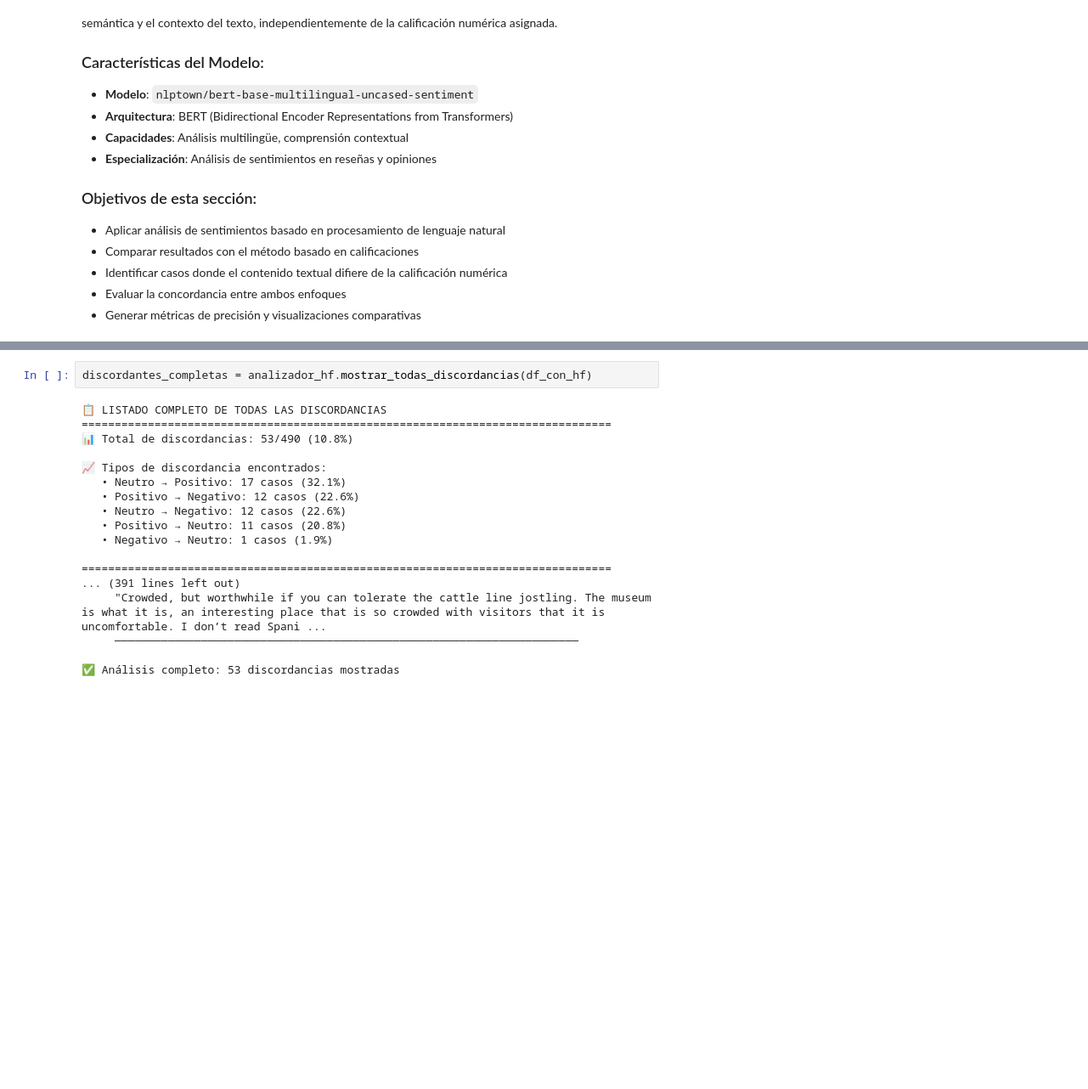
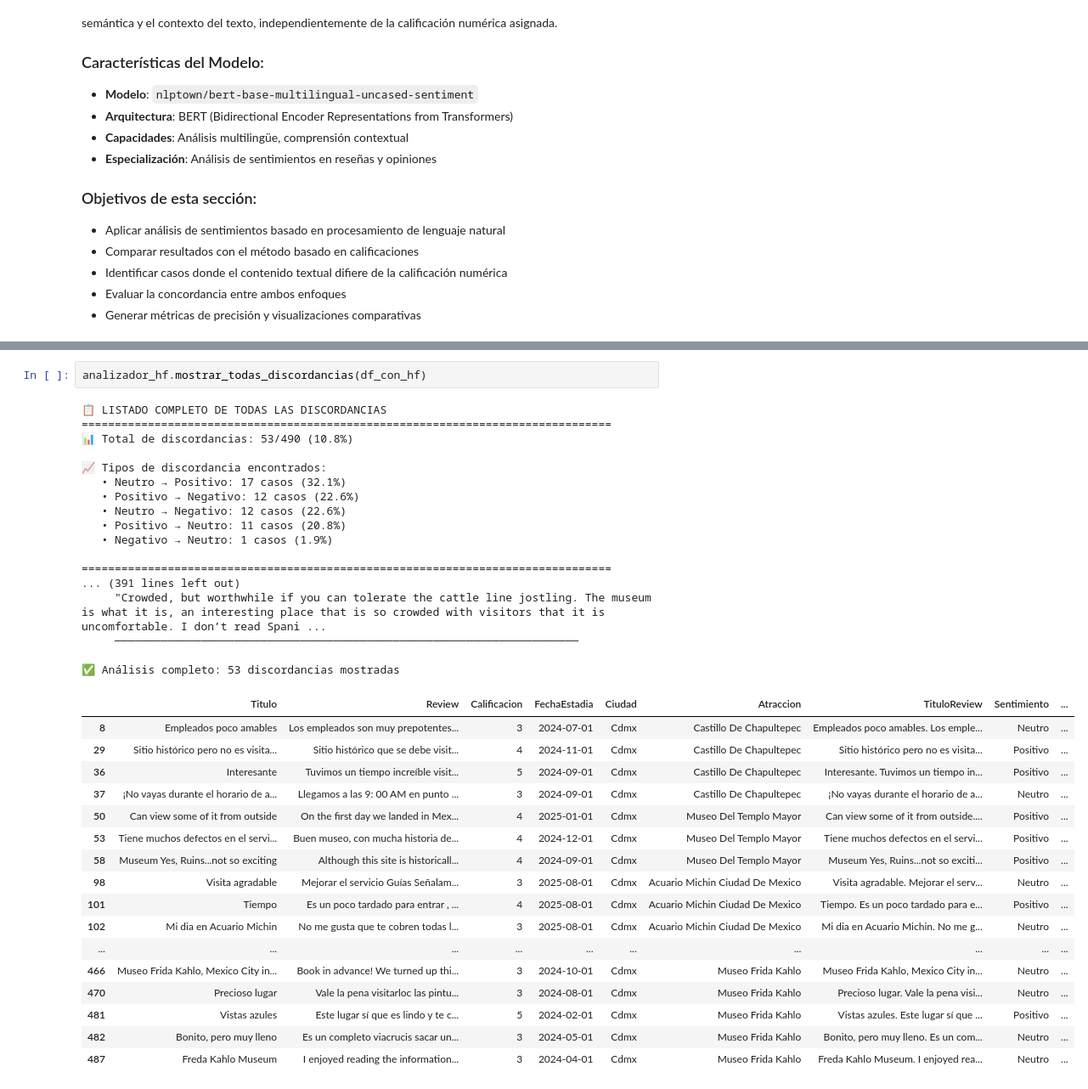
Before and after one commit to VictorWKey/AI-Tourism-Opinion-Analyzer, a Jupyter notebook: notebooks/02-analisis-de-sentimientos.ipynb, the cells around one changed output, grey strips where cells are left out. Shown at 85% size. Saved outputs shown, nothing was run; the diff lists cells and outputs as text; blank space fills up the shorter version.

```diff
--- a/notebooks/02-analisis-de-sentimientos.ipynb
+++ b/notebooks/02-analisis-de-sentimientos.ipynb
@@ -459,23 +324,40 @@ analizador_hf.mostrar_ejemplos_discordantes(df_con_hf, n_ejemplos=3)
    💬 Opinión: "Informe Zocolo actualizado. El área alrededor del Zócolo es segura. Un montón de policías por todas partes y mucha gente en las calles. Nos alojamos en el hotel NH a una cuadra de dista ...
    --------------------------------------------------
 # %%
-discordantes_completas = analizador_hf.mostrar_todas_discordancias(df_con_hf)
+analizador_hf.mostrar_todas_discordancias(df_con_hf)
 # %% [output]
 📋 LISTADO COMPLETO DE TODAS LAS DISCORDANCIAS
 ================================================================================
 📊 Total de discordancias: 53/490 (10.8%)
 
 📈 Tipos de discordancia encontrados:
    • Neutro → Positivo: 17 casos (32.1%)
    • Positivo → Negativo: 12 casos (22.6%)
    • Neutro → Negativo: 12 casos (22.6%)
    • Positivo → Neutro: 11 casos (20.8%)
    • Negativo → Neutro: 1 casos (1.9%)
 
 ================================================================================
 ... (391 lines left out)
      "Crowded, but worthwhile if you can tolerate the cattle line jostling. The museum is what it is, an interesting place that is so crowded with visitors that it is uncomfortable. I don’t read Spani ...
      ──────────────────────────────────────────────────────────────────────
 
 ✅ Análisis completo: 53 discordancias mostradas
+|  | Titulo | Review | Calificacion | FechaEstadia | Ciudad | Atraccion | TituloReview | Sentimiento | ... |
+| 8 | Empleados poco amables | Los empleados son muy prepotentes... | 3 | 2024-07-01 | Cdmx | Castillo De Chapultepec | Empleados poco amables. Los emple... | Neutro | ... |
+| 29 | Sitio histórico pero no es visita... | Sitio histórico que se debe visit... | 4 | 2024-11-01 | Cdmx | Castillo De Chapultepec | Sitio histórico pero no es visita... | Positivo | ... |
+| 36 | Interesante | Tuvimos un tiempo increíble visit... | 5 | 2024-09-01 | Cdmx | Castillo De Chapultepec | Interesante. Tuvimos un tiempo in... | Positivo | ... |
+| 37 | ¡No vayas durante el horario de a... | Llegamos a las 9: 00 AM en punto ... | 3 | 2024-09-01 | Cdmx | Castillo De Chapultepec | ¡No vayas durante el horario de a... | Neutro | ... |
+| 50 | Can view some of it from outside | On the first day we landed in Mex... | 4 | 2025-01-01 | Cdmx | Museo Del Templo Mayor | Can view some of it from outside.... | Positivo | ... |
+| 53 | Tiene muchos defectos en el servi... | Buen museo, con mucha historia de... | 4 | 2024-12-01 | Cdmx | Museo Del Templo Mayor | Tiene muchos defectos en el servi... | Positivo | ... |
+| 58 | Museum Yes, Ruins...not so exciting | Although this site is historicall... | 4 | 2024-09-01 | Cdmx | Museo Del Templo Mayor | Museum Yes, Ruins...not so exciti... | Positivo | ... |
+| 98 | Visita agradable | Mejorar el servicio Guías Señalam... | 3 | 2025-08-01 | Cdmx | Acuario Michin Ciudad De Mexico | Visita agradable. Mejorar el serv... | Neutro | ... |
+| 101 | Tiempo | Es un poco tardado para entrar , ... | 4 | 2025-08-01 | Cdmx | Acuario Michin Ciudad De Mexico | Tiempo. Es un poco tardado para e... | Positivo | ... |
+| 102 | Mi dia en Acuario Michin | No me gusta que te cobren todas l... | 3 | 2025-08-01 | Cdmx | Acuario Michin Ciudad De Mexico | Mi dia en Acuario Michin. No me g... | Neutro | ... |
+| ... | ... | ... | ... | ... | ... | ... | ... | ... | ... |
+| 466 | Museo Frida Kahlo, Mexico City in... | Book in advance! We turned up thi... | 3 | 2024-10-01 | Cdmx | Museo Frida Kahlo | Museo Frida Kahlo, Mexico City in... | Neutro | ... |
+| 470 | Precioso lugar | Vale la pena visitarloc las pintu... | 3 | 2024-08-01 | Cdmx | Museo Frida Kahlo | Precioso lugar. Vale la pena visi... | Neutro | ... |
+| 481 | Vistas azules | Este lugar sí que es lindo y te c... | 5 | 2024-02-01 | Cdmx | Museo Frida Kahlo | Vistas azules. Este lugar sí que ... | Positivo | ... |
+| 482 | Bonito, pero muy lleno | Es un completo viacrucis sacar un... | 3 | 2024-05-01 | Cdmx | Museo Frida Kahlo | Bonito, pero muy lleno. Es un com... | Neutro | ... |
+| 487 | Freda Kahlo Museum | I enjoyed reading the information... | 3 | 2024-04-01 | Cdmx | Museo Frida Kahlo | Freda Kahlo Museum. I enjoyed rea... | Neutro | ... |
 # %%
```
Also changed, not shown: parts of 29 cells of this notebook, 22 other files.
